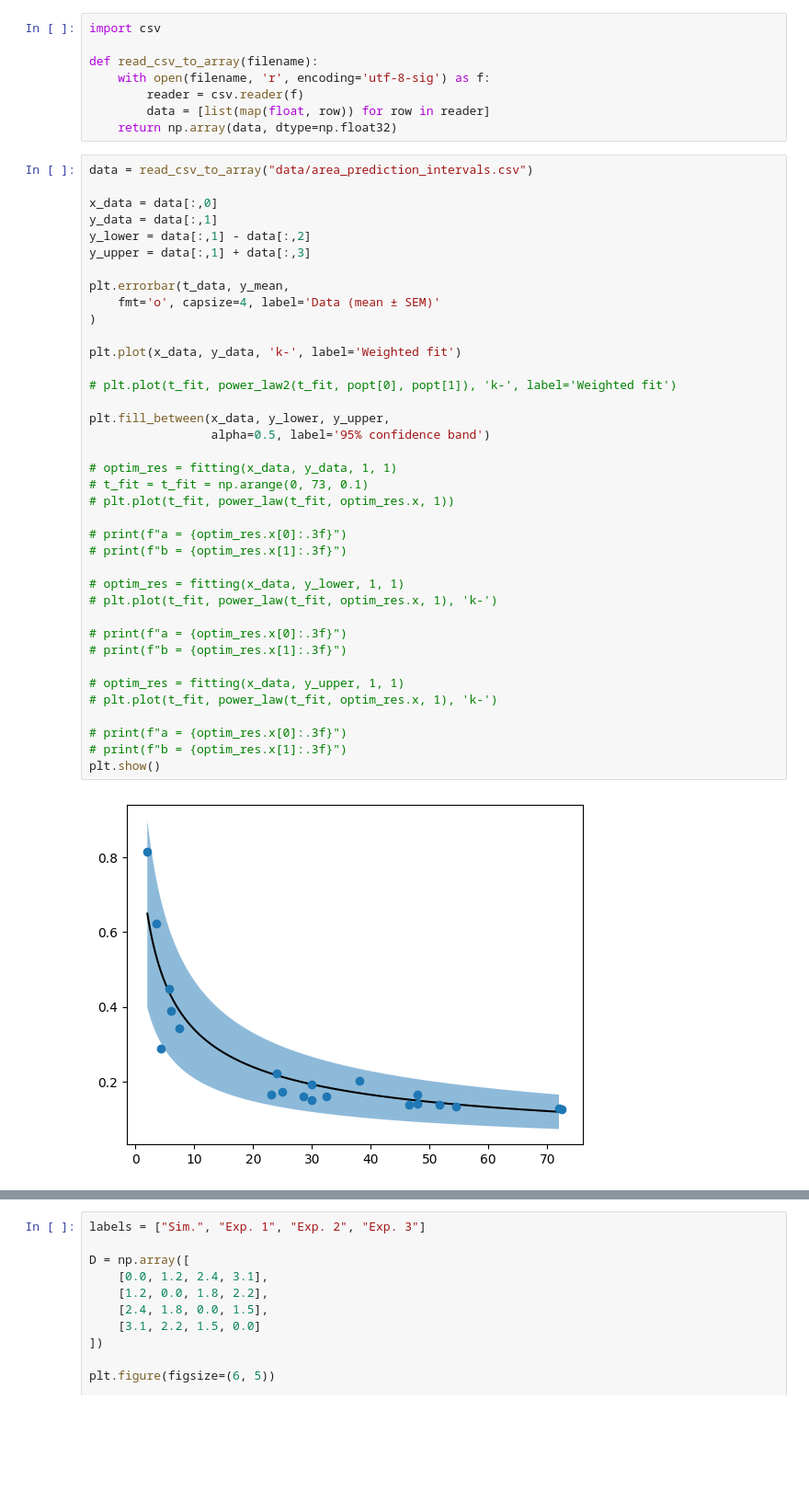
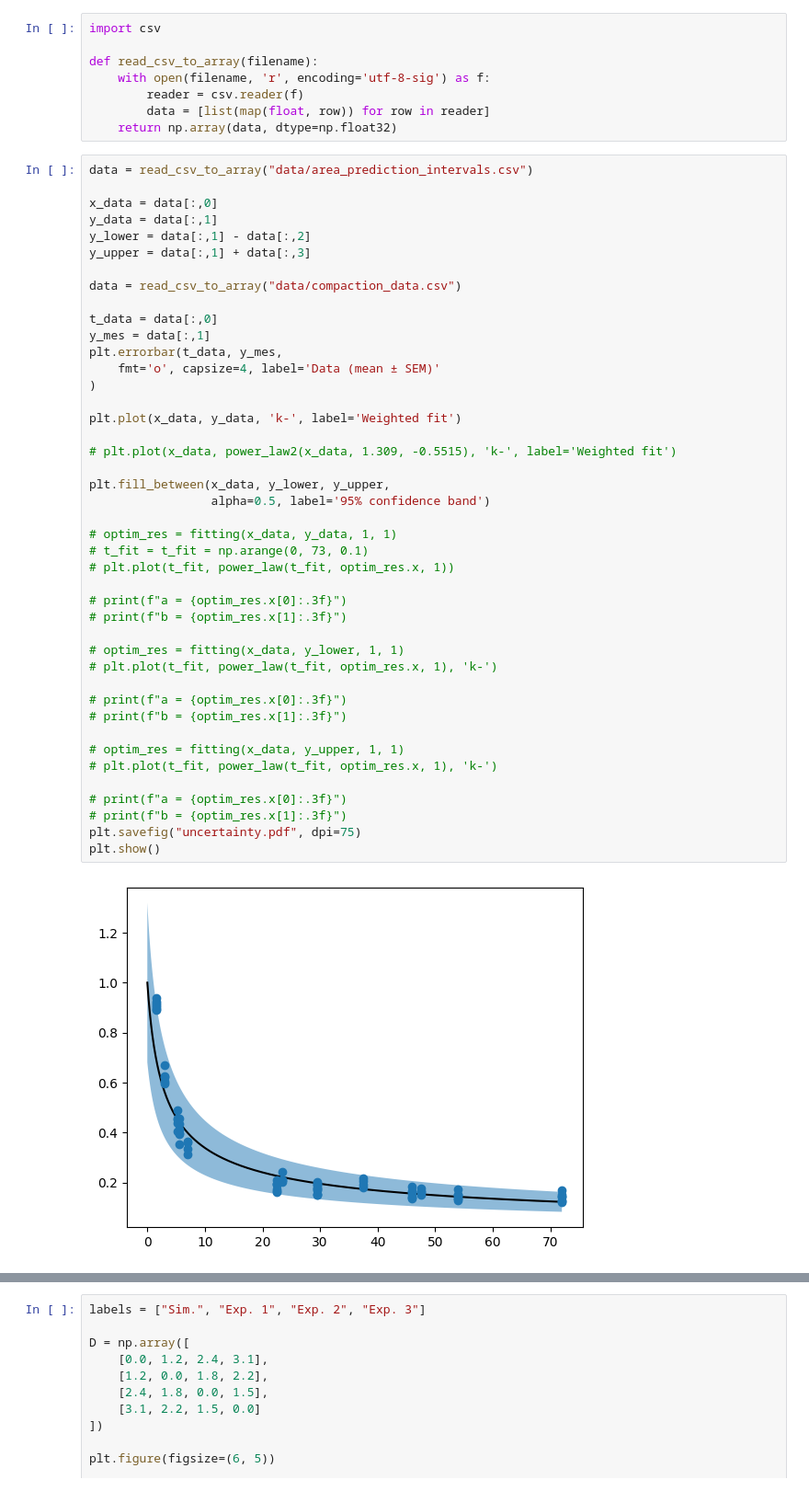
Before and after one commit to morphing-matter-lab/muscle-fiber-model, a Jupyter notebook: stats.ipynb, the cells around one changed output, grey strips where cells are left out. Shown at 92% size. Cells and saved outputs as stored; diff of their text form; blank space fills up the shorter version.

```diff
--- a/stats.ipynb
+++ b/stats.ipynb
@@ -512,35 +511,40 @@ y_data = data[:,1]
 y_lower = data[:,1] - data[:,2]
 y_upper = data[:,1] + data[:,3]
 
-plt.errorbar(t_data, y_mean,
+data = read_csv_to_array("data/compaction_data.csv")
+
+t_data = data[:,0]
+y_mes = data[:,1]
+plt.errorbar(t_data, y_mes,
     fmt='o', capsize=4, label='Data (mean ± SEM)'
 )
 
 plt.plot(x_data, y_data, 'k-', label='Weighted fit')
 
-# plt.plot(t_fit, power_law2(t_fit, popt[0], popt[1]), 'k-', label='Weighted fit')
+# plt.plot(x_data, power_law2(x_data, 1.309, -0.5515), 'k-', label='Weighted fit')
 
 plt.fill_between(x_data, y_lower, y_upper,
                  alpha=0.5, label='95% confidence band')
 
 # optim_res = fitting(x_data, y_data, 1, 1)
 # t_fit = t_fit = np.arange(0, 73, 0.1)
 # plt.plot(t_fit, power_law(t_fit, optim_res.x, 1))
 
 # print(f"a = {optim_res.x[0]:.3f}")
 # print(f"b = {optim_res.x[1]:.3f}")
 
 # optim_res = fitting(x_data, y_lower, 1, 1)
 # plt.plot(t_fit, power_law(t_fit, optim_res.x, 1), 'k-')
 
 # print(f"a = {optim_res.x[0]:.3f}")
 # print(f"b = {optim_res.x[1]:.3f}")
 
 # optim_res = fitting(x_data, y_upper, 1, 1)
 # plt.plot(t_fit, power_law(t_fit, optim_res.x, 1), 'k-')
 
 # print(f"a = {optim_res.x[0]:.3f}")
 # print(f"b = {optim_res.x[1]:.3f}")
+plt.savefig("uncertainty.pdf", dpi=75)
 plt.show()
 # %% [output]
-[figure, old version]
+[figure, new version]
```
Also changed, not shown: parts of 5 cells of this notebook, 12 other files.
